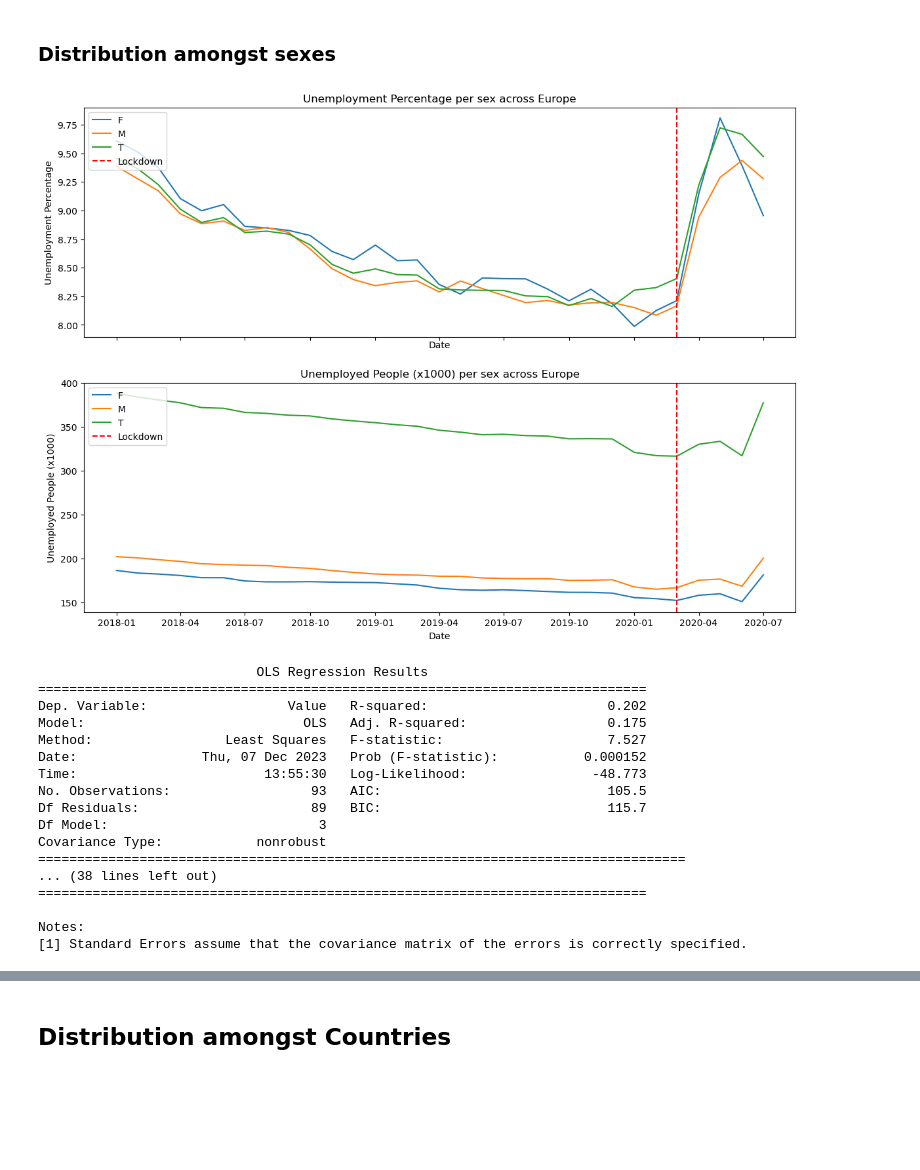
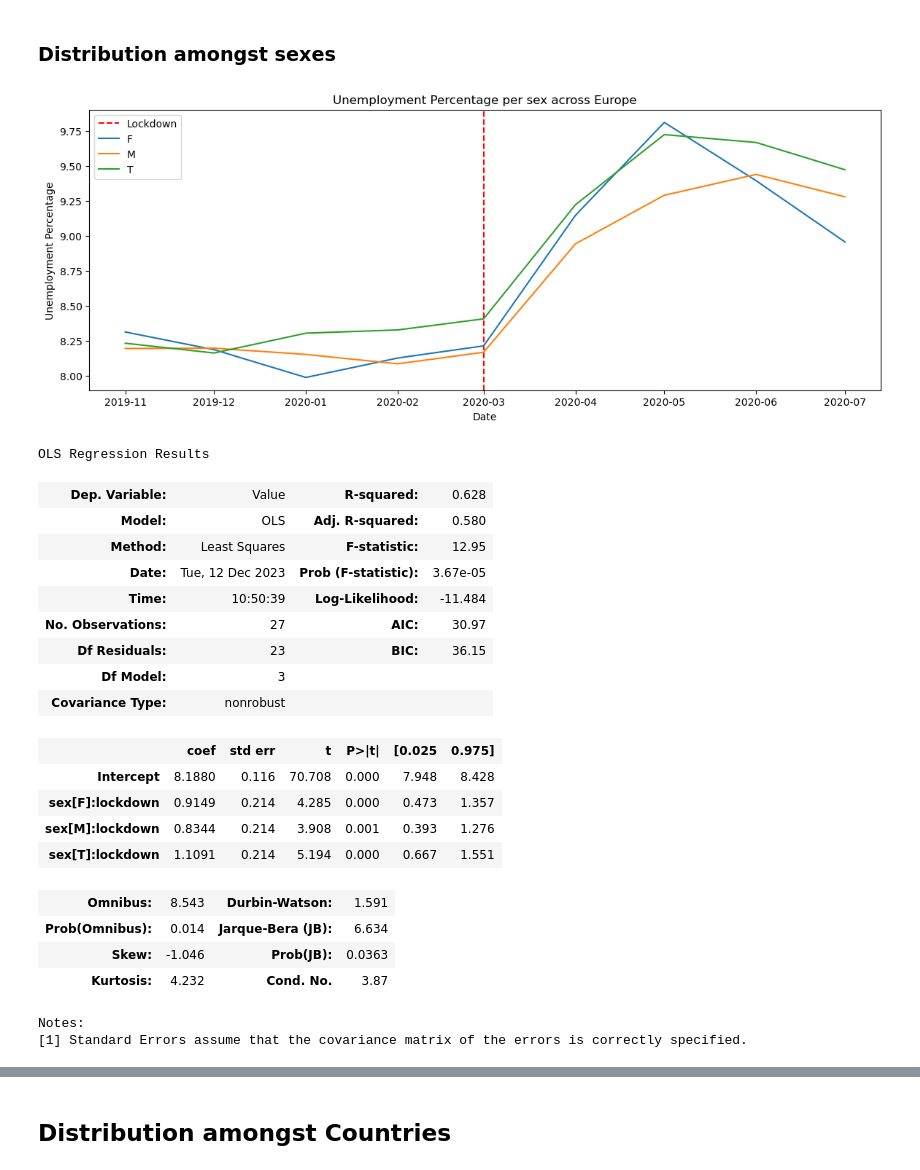
Before and after one commit to epfl-ada/ada-2023-project-bobeast, a Jupyter notebook: Task 4.ipynb, the cells around one changed output, grey strips where cells are left out. Saved outputs shown, nothing was run; the diff lists cells and outputs as text; code cells hidden in the pictures; blank space fills up the shorter version.

```diff
--- a/Task 4.ipynb
+++ b/Task 4.ipynb
@@ -118,26 +72,29 @@ Notes:
 # %% [markdown]
 ### Distribution amongst sexes
 # %%
-res_sex=unemployment_across_groups(dfts,'sex',(14,10))
-regression_sex=regression_helper(res_sex,'sex')
-for r in regression_sex:
-    print(r.summary())
+res_sex=unemployment_across_groups(dfts,'sex',(14,5))
+regression_sex=regression_helper(res_sex[0],'sex')
+regression_sex.summary()
 # %% [output]
-[figure, old version]
+[figure, new version]
-                            OLS Regression Results
-==============================================================================
-Dep. Variable:                  Value   R-squared:                       0.202
-Model:                            OLS   Adj. R-squared:                  0.175
-Method:                 Least Squares   F-statistic:                     7.527
-Date:                Thu, 07 Dec 2023   Prob (F-statistic):           0.000152
-Time:                        13:55:30   Log-Likelihood:                -48.773
-No. Observations:                  93   AIC:                             105.5
-Df Residuals:                      89   BIC:                             115.7
-Df Model:                           3
-Covariance Type:            nonrobust
-===================================================================================
-... (38 lines left out)
-==============================================================================
-
-Notes:
-[1] Standard Errors assume that the covariance matrix of the errors is correctly specified.
+OLS Regression Results
+| Dep. Variable: | Value | R-squared: | 0.628 |
+| Model: | OLS | Adj. R-squared: | 0.580 |
+| Method: | Least Squares | F-statistic: | 12.95 |
+| Date: | Tue, 12 Dec 2023 | Prob (F-statistic): | 3.67e-05 |
+| Time: | 10:50:39 | Log-Likelihood: | -11.484 |
+| No. Observations: | 27 | AIC: | 30.97 |
+| Df Residuals: | 23 | BIC: | 36.15 |
+| Df Model: | 3 |  |  |
+| Covariance Type: | nonrobust |  |  |
+|  | coef | std err | t | P>|t| | [0.025 | 0.975] |
+| Intercept | 8.1880 | 0.116 | 70.708 | 0.000 | 7.948 | 8.428 |
+| sex[F]:lockdown | 0.9149 | 0.214 | 4.285 | 0.000 | 0.473 | 1.357 |
+| sex[M]:lockdown | 0.8344 | 0.214 | 3.908 | 0.001 | 0.393 | 1.276 |
+| sex[T]:lockdown | 1.1091 | 0.214 | 5.194 | 0.000 | 0.667 | 1.551 |
+| Omnibus: | 8.543 | Durbin-Watson: | 1.591 |
+| Prob(Omnibus): | 0.014 | Jarque-Bera (JB): | 6.634 |
+| Skew: | -1.046 | Prob(JB): | 0.0363 |
+| Kurtosis: | 4.232 | Cond. No. | 3.87 |
+Notes:
+[1] Standard Errors assume that the covariance matrix of the errors is correctly specified.
```
Also changed, not shown: parts of 14 cells of this notebook, 1 other file.
